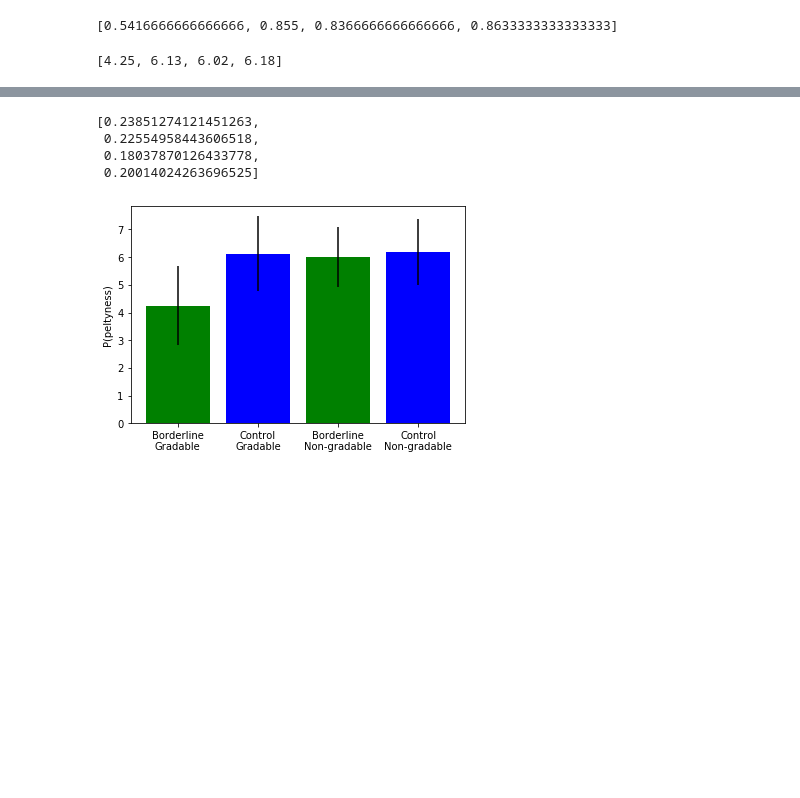
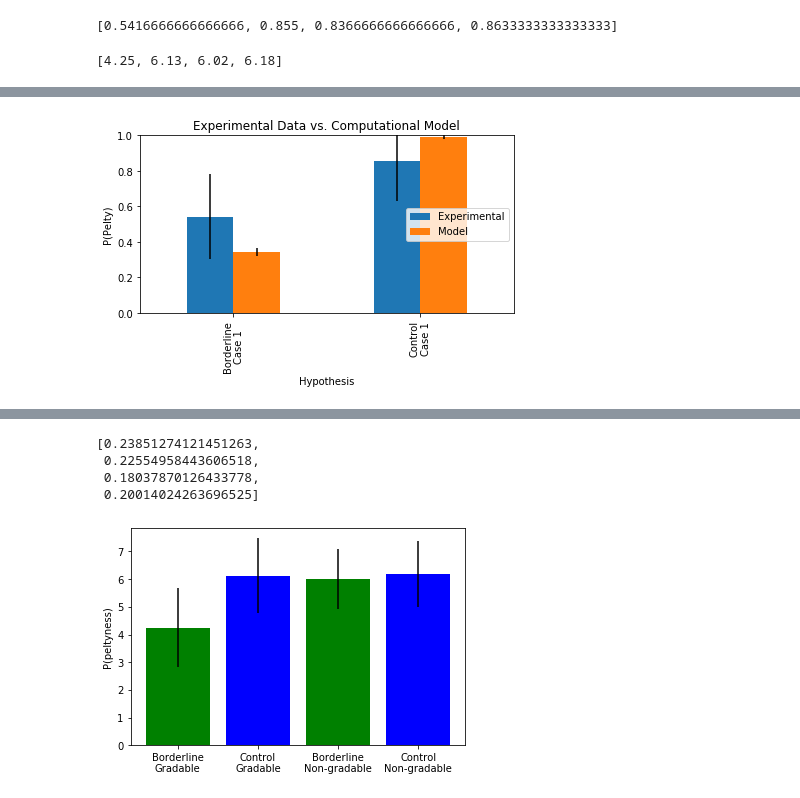
Before and after one commit to haparici/learning-adjectival-meaning, a Jupyter notebook: experimental_data_analysis.ipynb, the cells around one changed output, grey strips where cells are left out. Drawn from its saved outputs; the diff is of its cells as text; code cells hidden in the pictures; blank space fills up the shorter version.

```diff
--- a/experimental_data_analysis.ipynb
+++ b/experimental_data_analysis.ipynb
@@ -312,0 +311,15 @@ plt.show()
+# %%
+# plt.figure(figsize=(12,6))
+
+df = pd.DataFrame(lst[:4],columns=['Hypothesis','Group','Value'])
+df.pivot('Hypothesis','Group','Value').plot(kind='bar',yerr=np.array([prob_stds[:2],model_stds[:2]]))
+plt.ylim(0,1)
+plt.yticks(np.arange(6)/5)
+plt.title("Experimental Data vs. Computational Model")
+plt.ylabel("P(Pelty)")
+plt.legend(loc='center right')
+plt.tight_layout()
+plt.savefig("imgs/exp_vs_comp1.png")
+plt.show()
+# %% [output]
+[figure, added]
```
Also changed, not shown: parts of 36 cells of this notebook, 31 other files.
